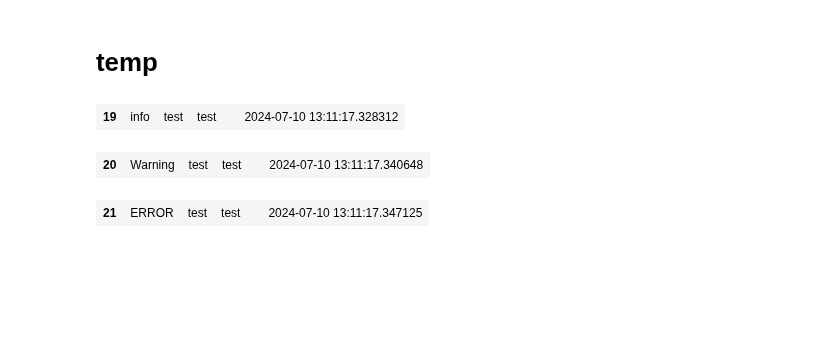
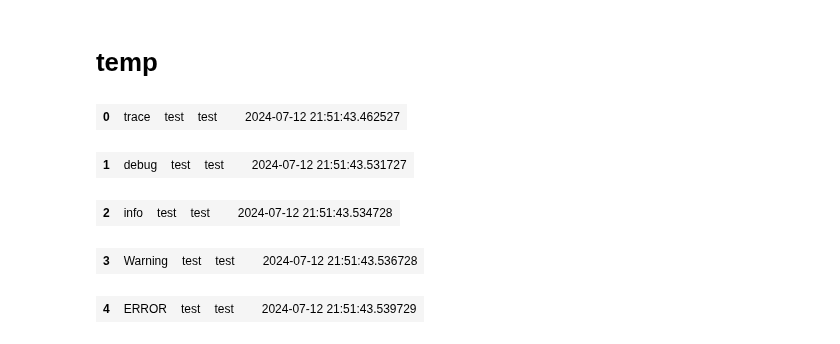
Before and after one commit to MartinVoelkl94/qplib_dev, a Jupyter notebook: prototyping.ipynb, the cells around one changed output. Drawn from its saved outputs; the diff is of its cells as text; code cells hidden in the pictures; blank space fills up the shorter version.

```diff
--- a/prototyping.ipynb
+++ b/prototyping.ipynb
@@ -13,3 +13,22 @@ import qplib as qp
 from qplib import log, na, nk, num
 # %% [markdown]
 # log()
+# %%
+import pandas as pd
+import numpy as np
+import copy
+import os
+import sys
+import shutil
+import datetime
+import qplib as qp
+from qplib import log
+pd.set_option('display.max_columns', None)
+
+
+
+log('trace: this is a trace message')
+log('debug: this is a debug message')
+log('info: this is an info message')
+log('warning: this is a warning message')
+log('error: this is an error message')
@@ -447,16 +508,18 @@ print(matches)
 # %%
 import dis
 import qplib as qp
 import pandas as pd
 import numpy as np
 from qplib import log
 
-
-log('test', level='debug', source='test', verbosity=3)
-log('test', level='info', source='test', verbosity=3)
-log('test', level='warning', source='test', verbosity=3)
-log('test', level='error', source='test', verbosity=3)
+log('test', level='trace', source='test')
+log('test', level='debug', source='test')
+log('test', level='info', source='test')
+log('test', level='warning', source='test')
+log('test', level='error', source='test')
 # %% [output]
-| 19 | info | test | test |  | 2024-07-10 13:11:17.328312 |
+| 0 | trace | test | test |  | 2024-07-12 21:51:43.462527 |
-| 20 | Warning | test | test |  | 2024-07-10 13:11:17.340648 |
+| 1 | debug | test | test |  | 2024-07-12 21:51:43.531727 |
-| 21 | ERROR | test | test |  | 2024-07-10 13:11:17.347125 |
+| 2 | info | test | test |  | 2024-07-12 21:51:43.534728 |
+| 3 | Warning | test | test |  | 2024-07-12 21:51:43.536728 |
+| 4 | ERROR | test | test |  | 2024-07-12 21:51:43.539729 |
```
Also changed, not shown: parts of 4 cells of this notebook, 4 other files.
